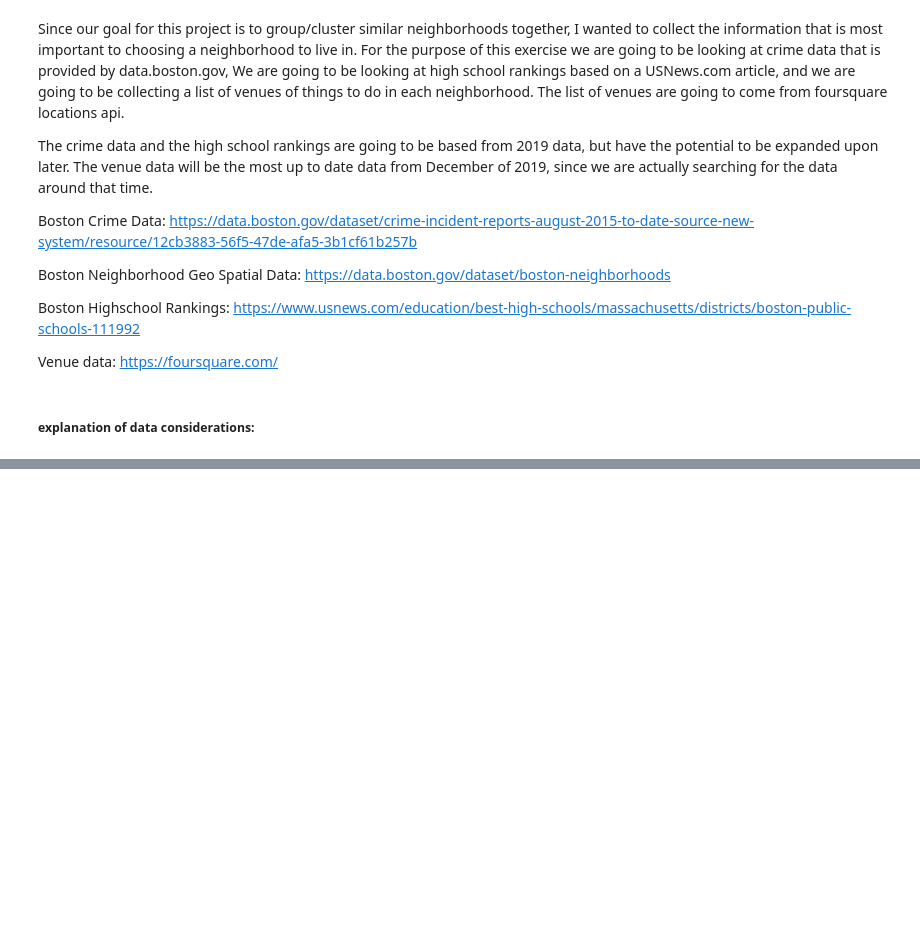
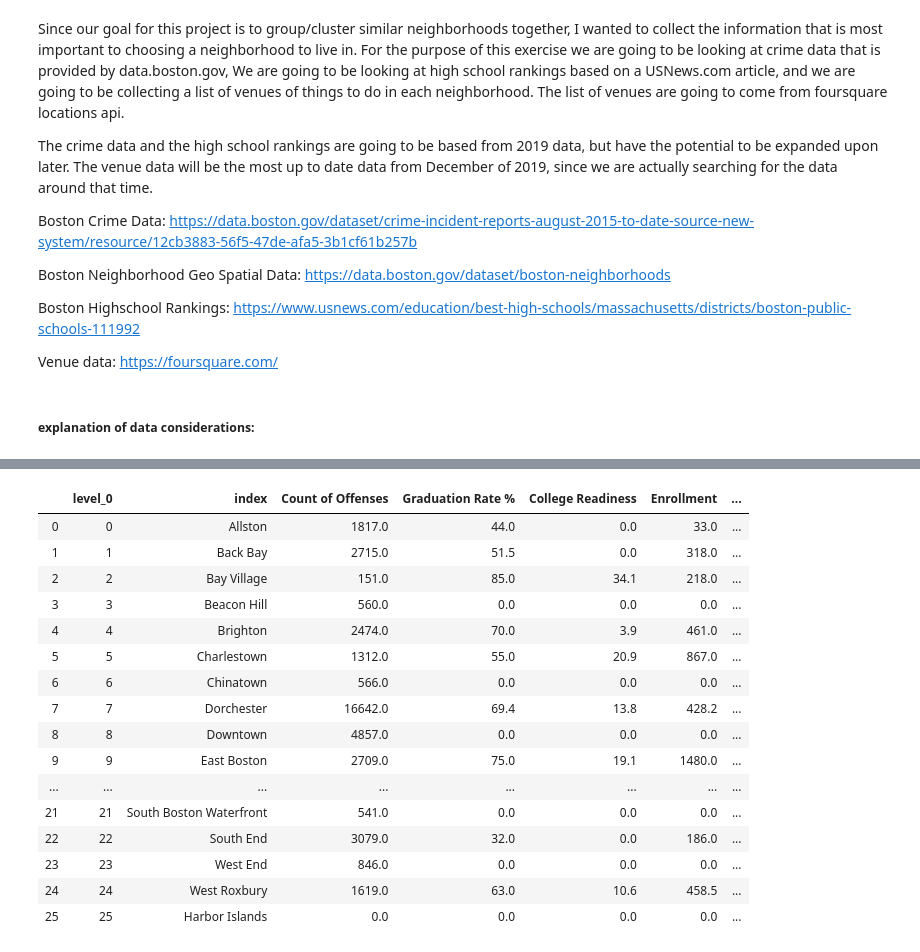
Before and after one commit to jgfb1122/Boston_Neighborhood_Exploration, a Jupyter notebook: Boston_Neighborhood_Exploration_Notebook.ipynb, the cells around one changed output, grey strips where cells are left out. Cells and saved outputs as stored; diff of their text form; code cells hidden in the pictures; blank space fills up the shorter version.

```diff
--- a/Boston_Neighborhood_Exploration_Notebook.ipynb
+++ b/Boston_Neighborhood_Exploration_Notebook.ipynb
@@ -45,0 +1104,2 @@ I also chose to leave out things like elementary school and middle school rankin
+# %%
+k_means = KMeans(n_clusters = 6)
@@ -45,0 +1114,3 @@ I also chose to leave out things like elementary school and middle school rankin
+# %%
+total_neighborhood_metrics['Group Number'] = k_means.labels_
+total_neighborhood_metrics.head()
@@ -45,0 +1124,22 @@ I also chose to leave out things like elementary school and middle school rankin
+# %%
+#We need to reset the index to allow for the mapping to happen
+total_neighborhood_metrics = total_neighborhood_metrics.reset_index()
+total_neighborhood_metrics
+# %% [output]
+|  | level_0 | index | Count of Offenses | Graduation Rate % | College Readiness | Enrollment | ... |
+| 0 | 0 | Allston | 1817.0 | 44.0 | 0.0 | 33.0 | ... |
+| 1 | 1 | Back Bay | 2715.0 | 51.5 | 0.0 | 318.0 | ... |
+| 2 | 2 | Bay Village | 151.0 | 85.0 | 34.1 | 218.0 | ... |
+| 3 | 3 | Beacon Hill | 560.0 | 0.0 | 0.0 | 0.0 | ... |
+| 4 | 4 | Brighton | 2474.0 | 70.0 | 3.9 | 461.0 | ... |
+| 5 | 5 | Charlestown | 1312.0 | 55.0 | 20.9 | 867.0 | ... |
+| 6 | 6 | Chinatown | 566.0 | 0.0 | 0.0 | 0.0 | ... |
+| 7 | 7 | Dorchester | 16642.0 | 69.4 | 13.8 | 428.2 | ... |
+| 8 | 8 | Downtown | 4857.0 | 0.0 | 0.0 | 0.0 | ... |
+| 9 | 9 | East Boston | 2709.0 | 75.0 | 19.1 | 1480.0 | ... |
+| ... | ... | ... | ... | ... | ... | ... | ... |
+| 21 | 21 | South Boston Waterfront | 541.0 | 0.0 | 0.0 | 0.0 | ... |
+| 22 | 22 | South End | 3079.0 | 32.0 | 0.0 | 186.0 | ... |
+| 23 | 23 | West End | 846.0 | 0.0 | 0.0 | 0.0 | ... |
+| 24 | 24 | West Roxbury | 1619.0 | 63.0 | 10.6 | 458.5 | ... |
+| 25 | 25 | Harbor Islands | 0.0 | 0.0 | 0.0 | 0.0 | ... |
```
Also changed, not shown: parts of 107 cells of this notebook, 2 other files.
